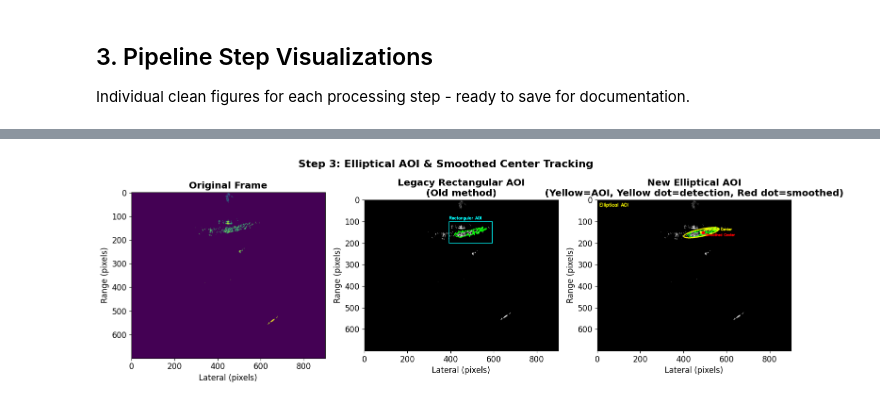
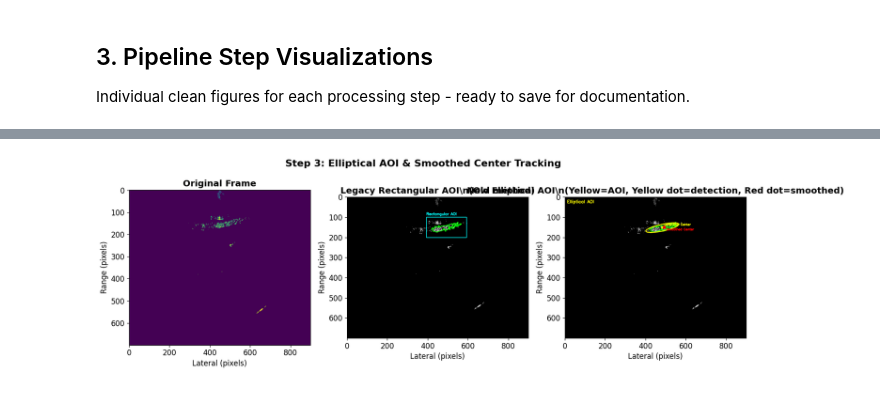
Before and after one commit to eirivarn/SonarLocalizationProject, a Jupyter notebook: 07_pipeline_visualization.ipynb, the cells around one changed output, grey strips where cells are left out. Saved outputs shown, nothing was run; the diff lists cells and outputs as text; code cells hidden in the pictures.

```diff
--- a/07_pipeline_visualization.ipynb
+++ b/07_pipeline_visualization.ipynb
@@ -312,82 +107,9 @@ Creating Figure 2: Contour Detection
 # %%
 # Step 3: Elliptical AOI and Tracking
-print("Creating Figure 3: Elliptical AOI and Tracking")
-
-# Run analyze_frame to get the elliptical AOI
-result = processor.analyze_frame(frame_u8, extent if data_available else None)
-
-# Create elliptical AOI visualization
-fig, axes = plt.subplots(1, 3, figsize=(15, 5))
-fig.suptitle('Step 3: Elliptical AOI & Smoothed Center Tracking', fontsize=16, fontweight='bold')
-
-# Show original frame
-axes[0].imshow(frame_u8, cmap='viridis', aspect='auto')
-axes[0].set_title('Original Frame', fontweight='bold')
-axes[0].set_xlabel('Lateral (pixels)')
-axes[0].set_ylabel('Range (pixels)')
-
-# Show detection with rectangular AOI (legacy comparison)
-vis_rect = cv2.cvtColor(frame_u8, cv2.COLOR_GRAY2BGR)
-if best_contour is not None:
-    cv2.drawContours(vis_rect, [best_contour], -1, (0, 255, 0), 2)
-    if features:
-        x, y, w, h = features['rect']
-        expansion = 25
-        cv2.rectangle(vis_rect, (x-expansion, y-expansion),
-                     (x+w+expansion, y+h+expansion), (255, 255, 0), 2)
-        cv2.putText(vis_rect, 'Rectangular AOI', (x-expansion, y-expansion-10),
-                   cv2.FONT_HERSHEY_SIMPLEX, 0.6, (255, 255, 0), 2)
-
-axes[1].imshow(cv2.cvtColor(vis_rect, cv2.COLOR_BGR2RGB))
-axes[1].set_title('Legacy Rectangular AOI\n(Old method)', fontweight='bold')
-axes[1].set_xlabel('Lateral (pixels)')
-axes[1].set_ylabel('Range (pixels)')
-
-# Show detection with elliptical AOI
-vis_ellipse = cv2.cvtColor(frame_u8, cv2.COLOR_GRAY2BGR)
-if result.detection_success and result.best_contour is not None:
-    cv2.drawContours(vis_ellipse, [result.best_contour], -1, (0, 255, 0), 2)
-
-# Draw elliptical AOI if available
-if processor.current_aoi is not None and isinstance(processor.current_aoi, dict):
-    aoi_type = processor.current_aoi.get('type', 'rectangular')
-
-    if aoi_type == 'elliptical':
-        # Draw elliptical AOI mask outline
-        aoi_mask = processor.current_aoi['mask']
-        aoi_contours, _ = cv2.findContours(aoi_mask, cv2.RETR_EXTERNAL, cv2.CHAIN_APPROX_SIMPLE)
-        if aoi_contours:
-            cv2.drawContours(vis_ellipse, aoi_contours, -1, (0, 255, 255), 3)
-
-        # Draw ellipse center (current detection) - yellow dot
-        ellipse_center = processor.current_aoi['center']
-        cv2.circle(vis_ellipse, (int(ellipse_center[0]), int(ellipse_center[1])),
-                  6, (0, 255, 255), -1)
-        cv2.putText(vis_ellipse, 'Detection Center',
-                   (int(ellipse_center[0]) + 10, int(ellipse_center[1]) - 10),
-                   cv2.FONT_HERSHEY_SIMPLEX, 0.5, (0, 255, 255), 2)
-
-        # Draw smoothed center (tracking center) - red dot
-        if 'smoothed_center' in processor.current_aoi and processor.current_aoi['smoothed_center']:
-            smoothed = processor.current_aoi['smoothed_center']
-            cv2.circle(vis_ellipse, (int(smoothed[0]), int(smoothed[1])),
-                      8, (0, 0, 255), -1)
-            cv2.putText(vis_ellipse, 'Smoothed Center',
-                       (int(smoothed[0]) + 10, int(smoothed[1]) + 15),
-                       cv2.FONT_HERSHEY_SIMPLEX, 0.5, (0, 0, 255), 2)
-
-        cv2.putText(vis_ellipse, 'Elliptical AOI', (10, 30),
-                   cv2.FONT_HERSHEY_SIMPLEX, 0.7, (0, 255, 255), 2)
-
-axes[2].imshow(cv2.cvtColor(vis_ellipse, cv2.COLOR_BGR2RGB))
-axes[2].set_title('New Elliptical AOI\n(Yellow=AOI, Yellow dot=detection, Red dot=smoothed)', fontweight='bold')
-axes[2].set_xlabel('Lateral (pixels)')
-axes[2].set_ylabel('Range (pixels)')
-
-plt.tight_layout()
-plt.savefig('/tmp/solaqua_step3_elliptical_aoi.png', dpi=300, bbox_inches='tight')
-plt.show()
-
-print("✅ Figure 3 saved: /tmp/solaqua_step3_elliptical_aoi.png")
+analysis_result = visualizer.visualize_elliptical_aoi(
+    best_contour=best_contour,
+    features=features,
+    save_path='/tmp/solaqua_step3_elliptical_aoi.png'
+)
 # %% [output]
 Creating Figure 3: Elliptical AOI and Tracking
@@ -394 +118 @@ Creating Figure 3: Elliptical AOI and Tracking
-[figure, old version]
+[figure, new version]
```
Also changed, not shown: parts of 11 cells of this notebook, 1 other file.
